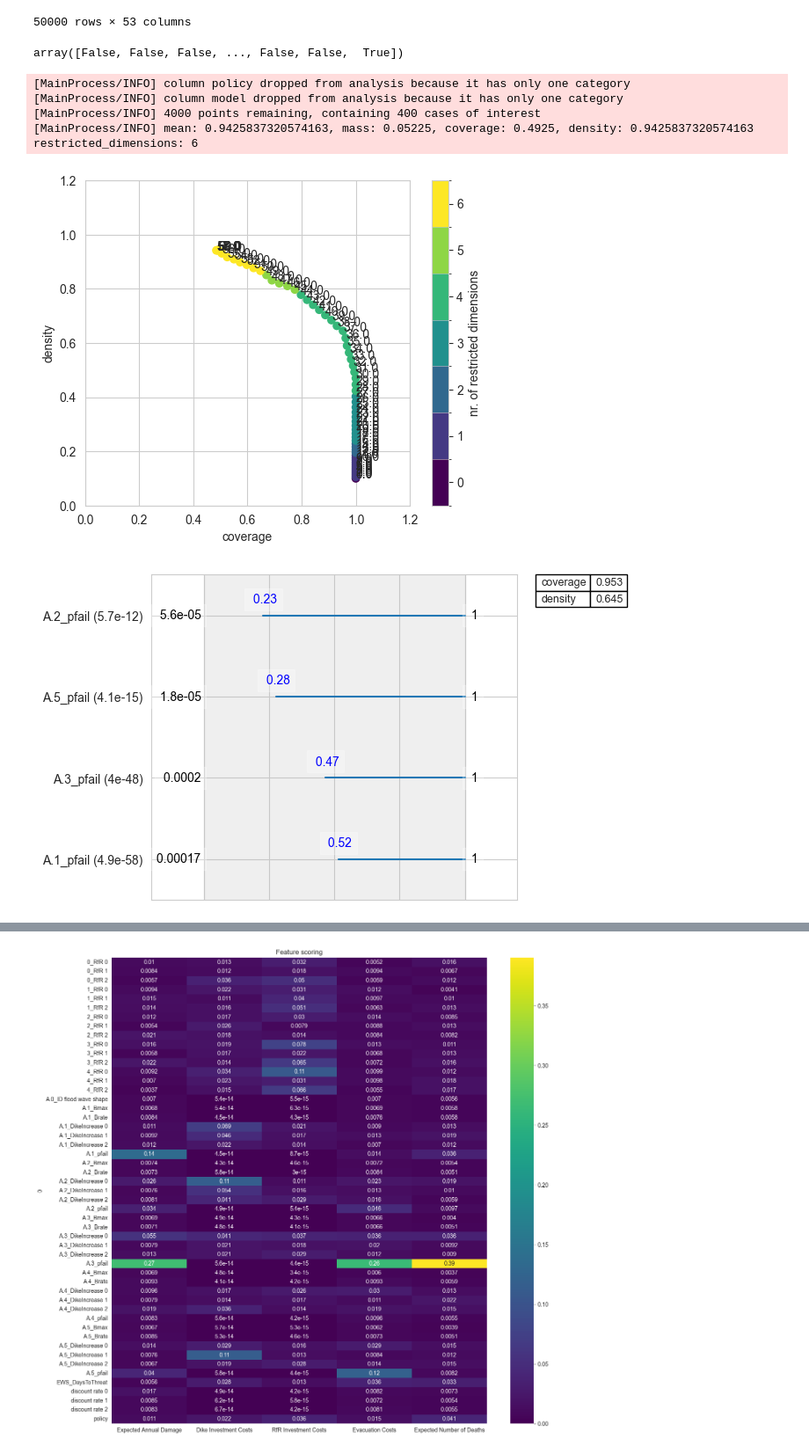
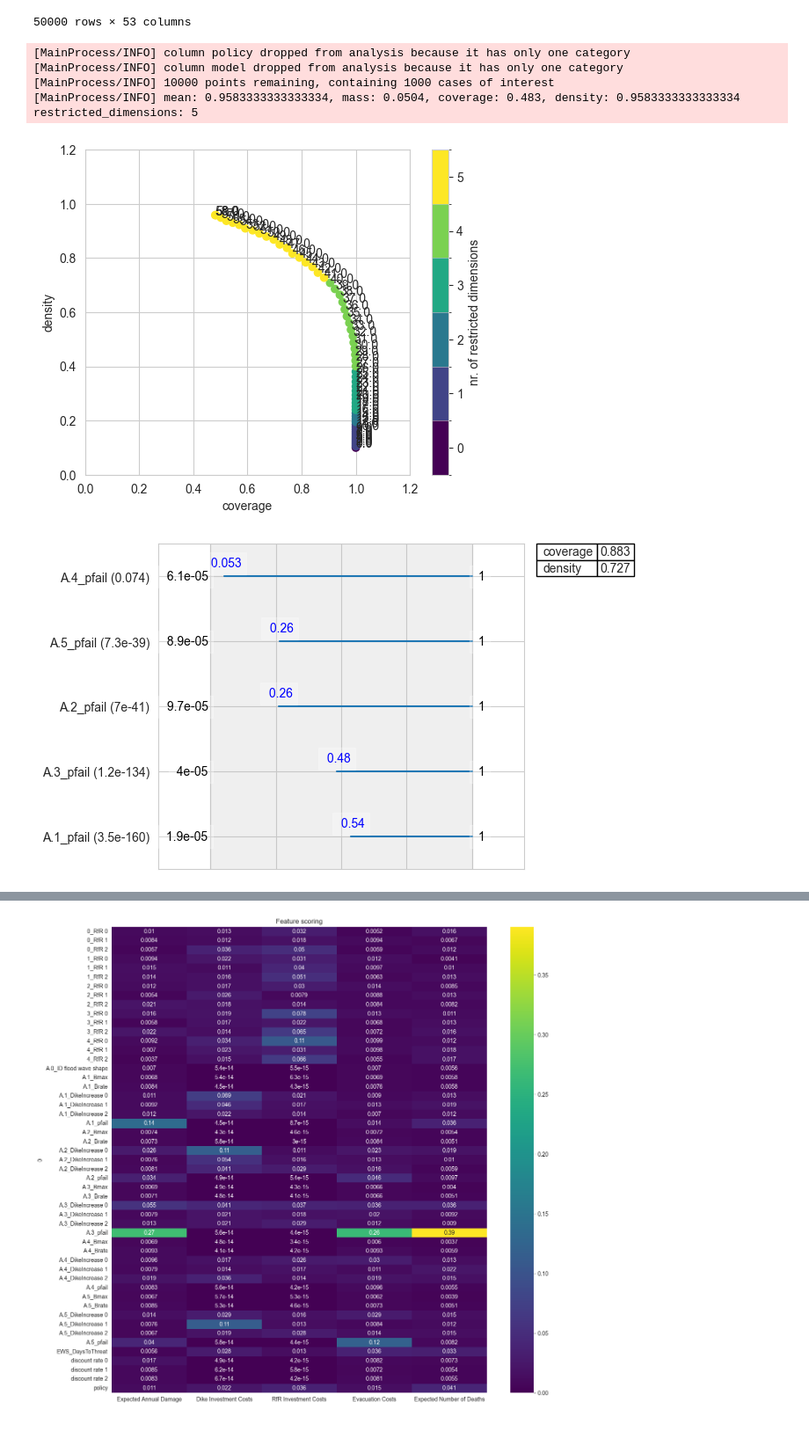
Before and after one commit to JulianvanRie/EPA141A-Model-based-decision-making, a Jupyter notebook: final assignment/Open Exploration Final Assignment.ipynb, the cells around one changed output, grey strips where cells are left out. Shown at 88% size. Saved outputs shown, nothing was run; the diff lists cells and outputs as text; code cells hidden in the pictures.

```diff
--- a/final assignment/Open Exploration Final Assignment.ipynb
+++ b/final assignment/Open Exploration Final Assignment.ipynb
@@ -132,0 +137,2 @@ results2 = load_results('data/runs/open_exploration_1000sc_1pol.tar.gz')
+# %%
+results_zeropolicy = load_results('data/runs/open_exploration_10000sc_0pol.tar.gz')
@@ -150,35 +158,31 @@ dict_keys(['Expected Annual Damage', 'Dike Investment Costs', 'RfR Investment Co
 | 49998 | 53 | 172.095581 | 10.0 | 0.762072 | 290.058421 | 1.5 | 0.130571 | 280.038912 | ... |
 | 49999 | 102 | 279.313744 | 1.5 | 0.203471 | 183.902929 | 1.5 | 0.259459 | 282.672923 | ... |
 50000 rows × 53 columns
-# %%
-y
-# %% [output]
-array([False, False, False, ..., False, False,  True])
 # %%
-experiments2, outcomes2 = results2
+experiments_zeropolicy, outcomes_zeropolicy = results_zeropolicy
 
-cleaned_experiments2 = experiments2.drop(labels=[l.name for l in dike_model.levers], axis=1)
+cleaned_experiments_zeropolicy = experiments_zeropolicy.drop(labels=[l.name for l in dike_model.levers], axis=1)
 
-data2 = outcomes2['Expected Annual Damage']
-y = data2 < np.percentile(data2, 10)
+data_zeropolicy = outcomes_zeropolicy['Expected Annual Damage']
+y_zeropolicy = data_zeropolicy < np.percentile(data_zeropolicy, 10)
 
 from ema_workbench.analysis import prim
 
-prim_alg = prim.Prim(cleaned_experiments2,y, threshold=0.7)
+prim_alg = prim.Prim(cleaned_experiments_zeropolicy,y_zeropolicy, threshold=0.7)
 box1 = prim_alg.find_box()
 
 box1.show_tradeoff(annotated=True)
 plt.show()
 # %% [output]
 [MainProcess/INFO] column policy dropped from analysis because it has only one category
 [MainProcess/INFO] column model dropped from analysis because it has only one category
-[MainProcess/INFO] 4000 points remaining, containing 400 cases of interest
-[MainProcess/INFO] mean: 0.9425837320574163, mass: 0.05225, coverage: 0.4925, density: 0.9425837320574163 restricted_dimensions: 6
+[MainProcess/INFO] 10000 points remaining, containing 1000 cases of interest
+[MainProcess/INFO] mean: 0.9583333333333334, mass: 0.0504, coverage: 0.483, density: 0.9583333333333334 restricted_dimensions: 5
-[figure, old version]
+[figure, new version]
 # %%
-point = 37
+point = 41
 box1.inspect(point, style='graph')
 plt.show()
 # %% [output]
-[figure, old version]
+[figure, new version]
 # %%
```
Also changed, not shown: parts of 11 cells of this notebook, 3 other files.
